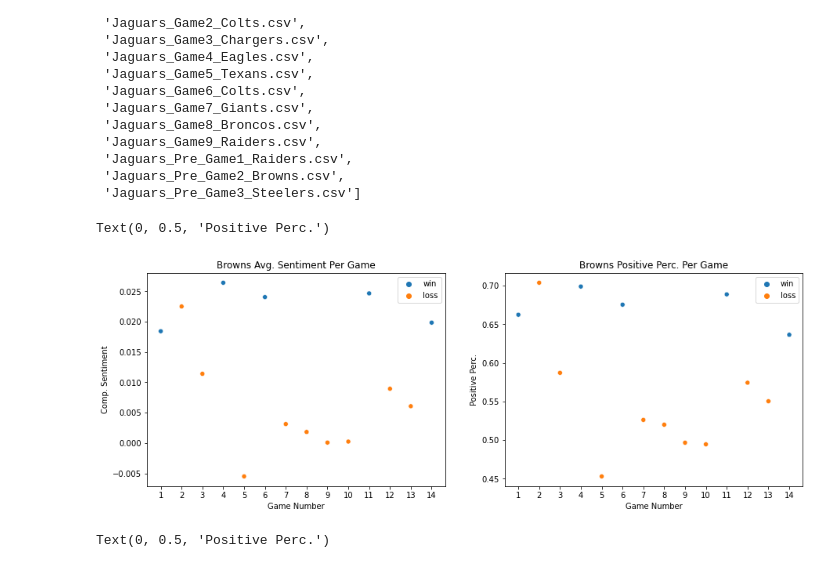
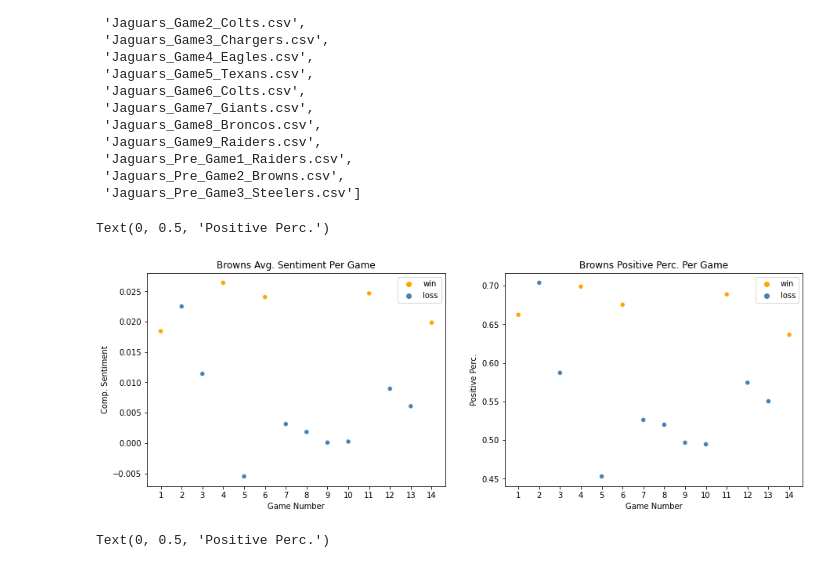
Before and after one commit to CAGeorge0418/CSCI4502_Project, a Jupyter notebook: Charlie_Browns_Jaguars/BrownsJags_Comp_avg.ipynb, the cells around one changed output. Drawn from its saved outputs; the diff is of its cells as text; code cells hidden in the pictures.

Commit message:
Fixed Browns Jags Comp Avg. Chart Label Colors

```diff
--- a/Charlie_Browns_Jaguars/BrownsJags_Comp_avg.ipynb
+++ b/Charlie_Browns_Jaguars/BrownsJags_Comp_avg.ipynb
@@ -5,10 +5,10 @@ import seaborn as sns
 import matplotlib.pyplot as plt
 import os
 # %%
-browns_csvs = os.listdir('Browns_CSVs')
-browns_dfs = [pd.read_csv('Browns_CSVs/'+csv) for csv in browns_csvs]
-jags_csvs = os.listdir('Jaguars_CSVs')
-jags_dfs = [pd.read_csv('Jaguars_CSVs/'+csv) for csv in jags_csvs]
+browns_csvs = os.listdir('Browns/Browns_CSVs')
+browns_dfs = [pd.read_csv('Browns/Browns_CSVs/'+csv) for csv in browns_csvs]
+jags_csvs = os.listdir('Jaguars/Jaguars_CSVs')
+jags_dfs = [pd.read_csv('Jaguars/Jaguars_CSVs/'+csv) for csv in jags_csvs]
 # %%
 browns_csvs
 # %% [output]
@@ -57,19 +57,19 @@ jags_dfs_win_percs_reordered = [jags_dfs_win_perc[11],jags_dfs_win_perc[12],jags
 jags_wl = ['loss', 'loss', 'loss', 'loss', 'win', 'win', 'loss', 'loss', 'loss', 'loss', 'loss', 'win', 'loss', 'win']
 # %%
 fig, (browns_plot_1, browns_plot_2) = plt.subplots(1,2,figsize=(15,5))
-sns.scatterplot(ax=browns_plot_1 , x=range(len(browns_dfs_avg_comps))+np.ones(len(browns_dfs_avg_comps)), y=browns_dfs_avg_comps_reordered, hue=browns_wl)
+sns.scatterplot(ax=browns_plot_1 , x=range(len(browns_dfs_avg_comps))+np.ones(len(browns_dfs_avg_comps)), y=browns_dfs_avg_comps_reordered, hue=browns_wl, palette=['orange','steelblue'])
 browns_plot_1.set_title('Browns Avg. Sentiment Per Game')
 browns_plot_1.set_xlabel('Game Number')
 browns_plot_1.set_xticks(range(len(browns_dfs_avg_comps))+np.ones(len(browns_dfs_avg_comps)))
 browns_plot_1.set_ylabel('Comp. Sentiment')
 
-sns.scatterplot(ax=browns_plot_2 , x=range(len(browns_dfs_win_perc))+np.ones(len(browns_dfs_win_perc)), y=browns_dfs_win_percs_reordered, hue=browns_wl)
+sns.scatterplot(ax=browns_plot_2 , x=range(len(browns_dfs_win_perc))+np.ones(len(browns_dfs_win_perc)), y=browns_dfs_win_percs_reordered, hue=browns_wl, palette=['orange','steelblue'])
 browns_plot_2.set_title('Browns Positive Perc. Per Game')
 browns_plot_2.set_xlabel('Game Number')
 browns_plot_2.set_xticks(range(len(browns_dfs_win_perc))+np.ones(len(browns_dfs_win_perc)))
 browns_plot_2.set_ylabel('Positive Perc.')
 # %% [output]
 Text(0, 0.5, 'Positive Perc.')
-[figure, old version]
+[figure, new version]
 # %%
 fig, (jags_plot_1, jags_plot_2) = plt.subplots(1,2,figsize=(15,5))
```
Also changed, not shown: parts of 1 cell of this notebook.
